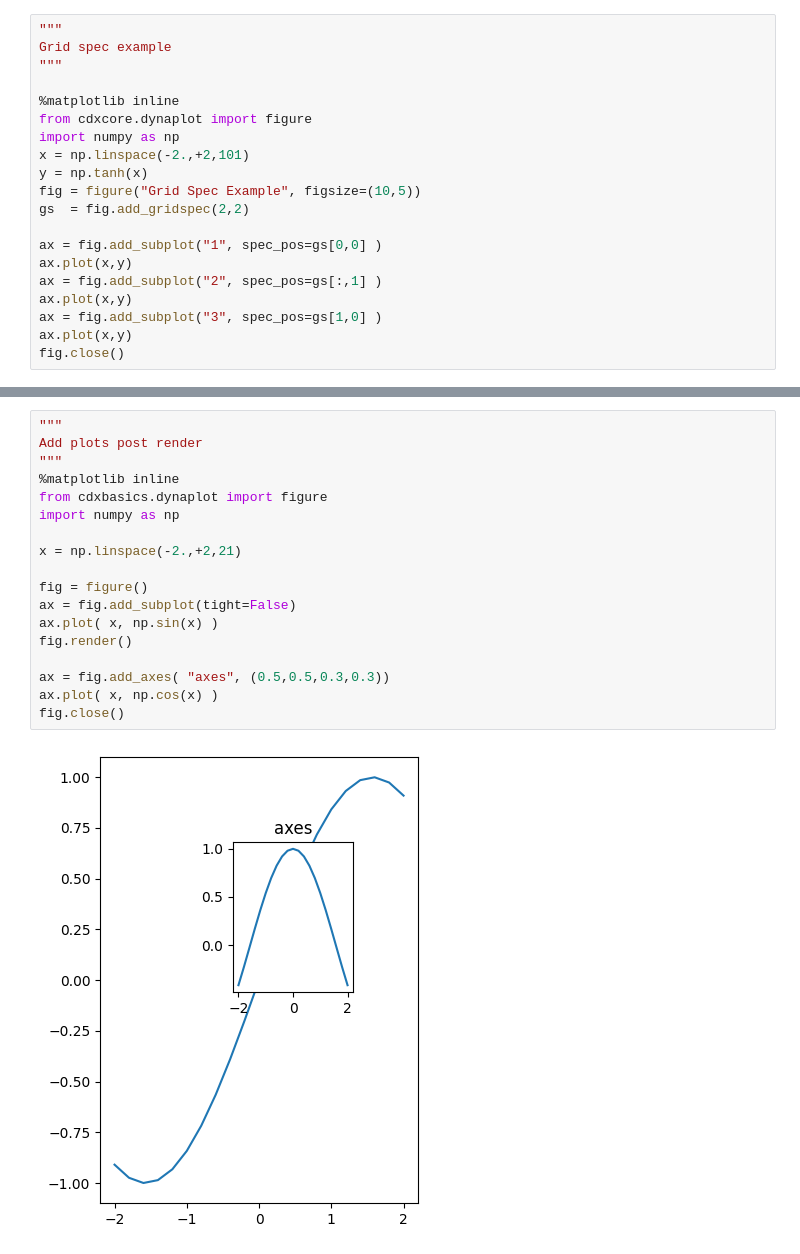
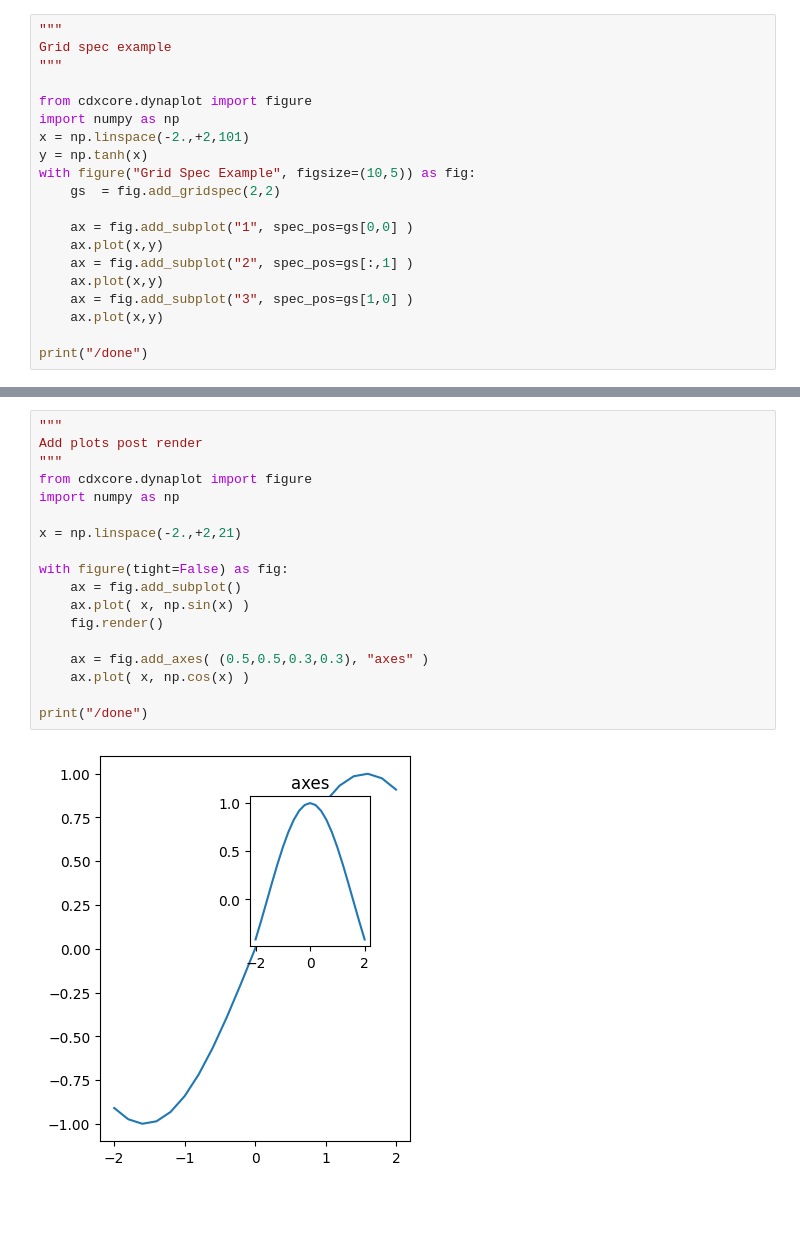
Before and after one commit to hansbuehler/cdxcore, a Jupyter notebook: notebooks/dynaplot.ipynb, the cells around one changed output, grey strips where cells are left out. Cells and saved outputs as stored; diff of their text form; blank space fills up the shorter version.

```diff
--- a/notebooks/dynaplot.ipynb
+++ b/notebooks/dynaplot.ipynb
@@ -293,20 +282,20 @@ fig.close()
 Grid spec example
 """
 
-%matplotlib inline
 from cdxcore.dynaplot import figure
 import numpy as np
 x = np.linspace(-2.,+2,101)
 y = np.tanh(x)
-fig = figure("Grid Spec Example", figsize=(10,5))
-gs  = fig.add_gridspec(2,2)
+with figure("Grid Spec Example", figsize=(10,5)) as fig:
+    gs  = fig.add_gridspec(2,2)
 
-ax = fig.add_subplot("1", spec_pos=gs[0,0] )
-ax.plot(x,y)
-ax = fig.add_subplot("2", spec_pos=gs[:,1] )
-ax.plot(x,y)
-ax = fig.add_subplot("3", spec_pos=gs[1,0] )
-ax.plot(x,y)
-fig.close()
+    ax = fig.add_subplot("1", spec_pos=gs[0,0] )
+    ax.plot(x,y)
+    ax = fig.add_subplot("2", spec_pos=gs[:,1] )
+    ax.plot(x,y)
+    ax = fig.add_subplot("3", spec_pos=gs[1,0] )
+    ax.plot(x,y)
+
+print("/done")
 # %% [output]
 [figure]
@@ -313,20 +303,20 @@ fig.close()
 # %%
 """
 Add plots post render
 """
-%matplotlib inline
-from cdxbasics.dynaplot import figure
+from cdxcore.dynaplot import figure
 import numpy as np
 
 x = np.linspace(-2.,+2,21)
 
-fig = figure()
-ax = fig.add_subplot(tight=False)
-ax.plot( x, np.sin(x) )
-fig.render()
+with figure(tight=False) as fig:
+    ax = fig.add_subplot()
+    ax.plot( x, np.sin(x) )
+    fig.render()
 
-ax = fig.add_axes( "axes", (0.5,0.5,0.3,0.3))
-ax.plot( x, np.cos(x) )
-fig.close()
+    ax = fig.add_axes( (0.5,0.5,0.3,0.3), "axes" )
+    ax.plot( x, np.cos(x) )
+
+print("/done")
 # %% [output]
-[figure, old version]
+[figure, new version]
```
Also changed, not shown: parts of 12 cells of this notebook, 4 other files.
